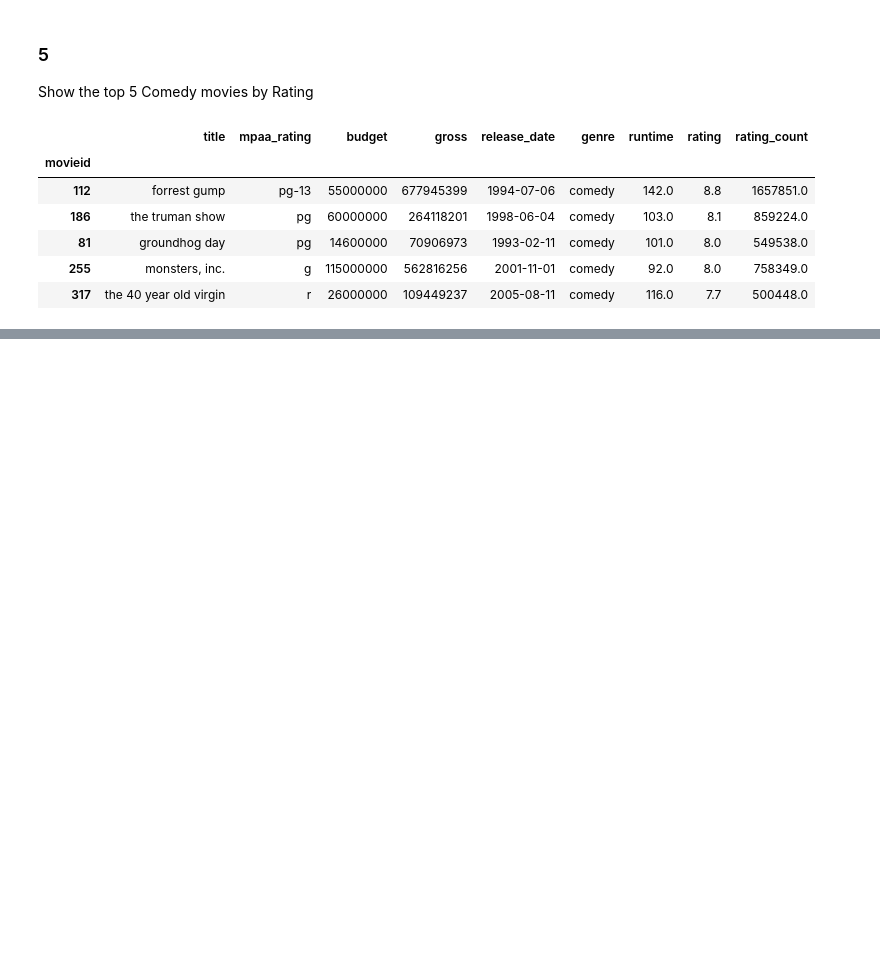
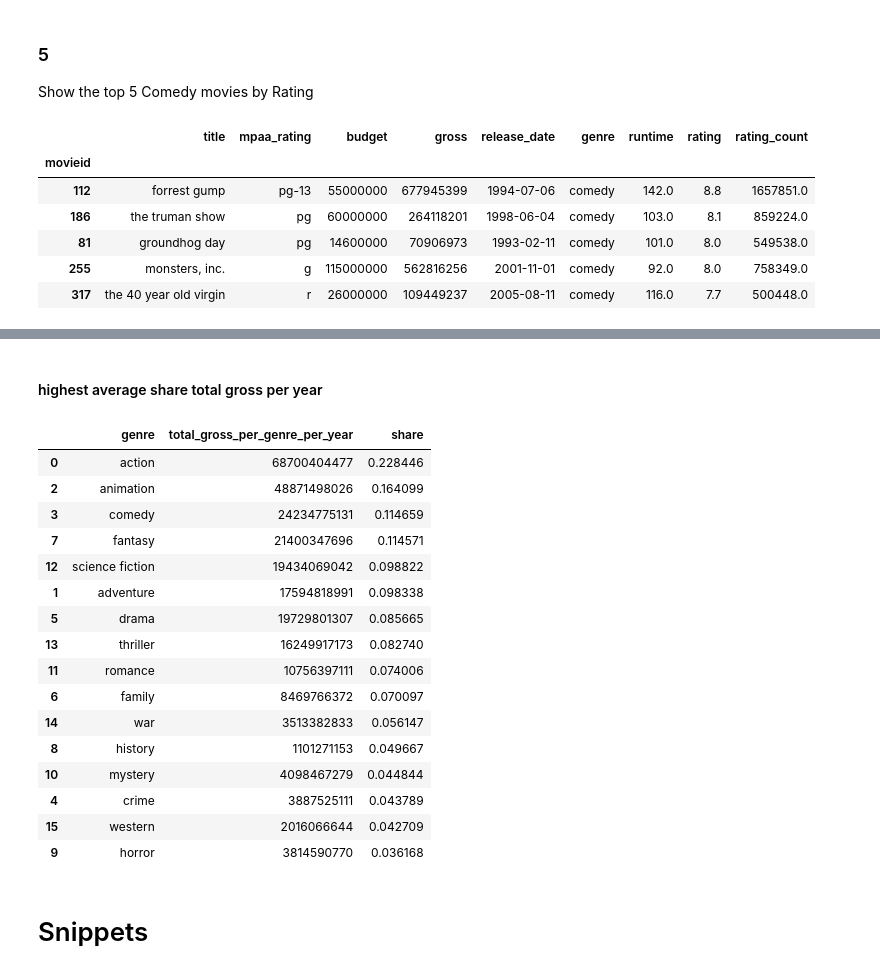
Before and after one commit to olemir/python-exercises, a Jupyter notebook: exercises-EDA.ipynb, the cells around one changed output, grey strips where cells are left out. Saved outputs shown, nothing was run; the diff lists cells and outputs as text; code cells hidden in the pictures; blank space fills up the shorter version.

```diff
--- a/exercises-EDA.ipynb
+++ b/exercises-EDA.ipynb
@@ -351,0 +546,52 @@ Which Genre is most favoured?
+# %% [markdown]
+#### highest average share total gross per year
+# %%
+# groupby year, genre and calculate avg shares per year
+
+# TODO Rename grouped columns!
+
+# config - grouping
+release_date_grouper = pd.Grouper(key='release_date',freq='YE') # NOTE grouper object useful for grouping timestamps
+
+# groupby genre and calculate sum of gross for all years
+gross_per_year = movies[['release_date','gross']].groupby(release_date_grouper).sum()
+gross_per_year = gross_per_year.rename(columns={'gross':'total_gross_per_genre'})
+
+# groupby genre and year and calculate sum of gross
+gross_per_genre_per_year = movies[['release_date','genre','gross']].groupby([release_date_grouper,'genre']).sum() # NOTE creates a multi-index (release_date, genre)
+gross_per_genre_per_year = gross_per_genre_per_year.rename(columns={'gross':'total_gross_per_genre_per_year'})
+
+# calculate share of total gross per year by merging
+# NOTE could not merge single index on multi settings such that keep multi-index of left
+# gross_per_genre_per_year = pd.merge(gross_per_year, gross_per_genre_per_year, how='left', left_index=True, right_on='release_date') # only for comparison
+gross_per_genre_per_year = pd.merge(gross_per_genre_per_year, gross_per_year, how='left', left_on='release_date', right_index=True)
+# gross_per_genre_per_year = pd.merge(gross_per_genre_per_year, gross_per_year, how='left', left_index=True, right_on=('release_date',)) # does not work
+gross_per_genre_per_year['share'] = gross_per_genre_per_year.total_gross_per_genre_per_year / gross_per_genre_per_year.total_gross_per_genre
+gross_per_genre_per_year.reset_index()
+
+# calculate avg share on gross per genre
+avg_share_gross_per_genre = gross_per_genre_per_year.groupby('genre').agg({'total_gross_per_genre_per_year':'sum', 'share':'mean'})
+avg_share_gross_per_genre = avg_share_gross_per_genre.reset_index().sort_values(['share'], ascending=False)
+
+# TODO format result: name columns
+avg_share_gross_per_genre
+# %% [output]
+|  | genre | total_gross_per_genre_per_year | share |
+| 0 | action | 68700404477 | 0.228446 |
+| 2 | animation | 48871498026 | 0.164099 |
+| 3 | comedy | 24234775131 | 0.114659 |
+| 7 | fantasy | 21400347696 | 0.114571 |
+| 12 | science fiction | 19434069042 | 0.098822 |
+| 1 | adventure | 17594818991 | 0.098338 |
+| 5 | drama | 19729801307 | 0.085665 |
+| 13 | thriller | 16249917173 | 0.082740 |
+| 11 | romance | 10756397111 | 0.074006 |
+| 6 | family | 8469766372 | 0.070097 |
+| 14 | war | 3513382833 | 0.056147 |
+| 8 | history | 1101271153 | 0.049667 |
+| 10 | mystery | 4098467279 | 0.044844 |
+| 4 | crime | 3887525111 | 0.043789 |
+| 15 | western | 2016066644 | 0.042709 |
+| 9 | horror | 3814590770 | 0.036168 |
+# %% [markdown]
+# Snippets
```
Also changed, not shown: parts of 25 cells of this notebook.
